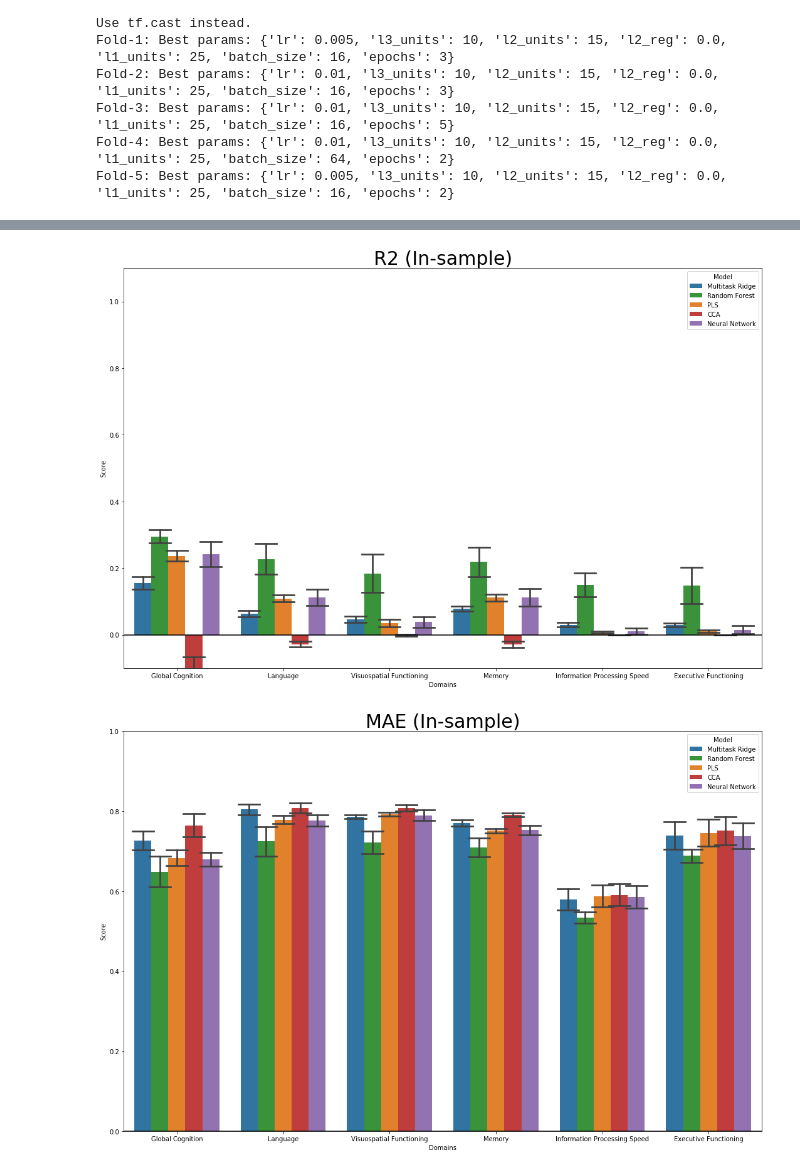
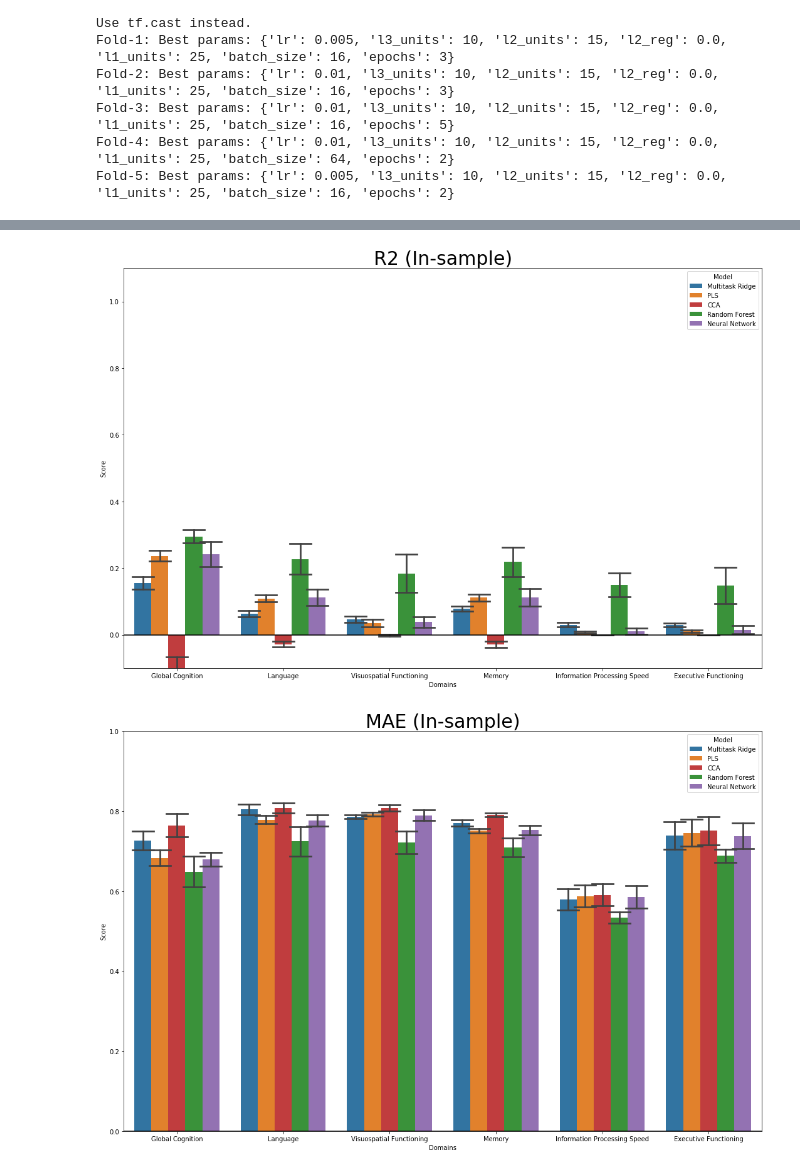
Before and after one commit to hasnainmamdani/stroke-impairment-analysis, a Jupyter notebook: pca-100-multi-output-regression.ipynb, the cells around one changed output, grey strips where cells are left out. Cells and saved outputs as stored; diff of their text form; code cells hidden in the pictures.

```diff
--- a/pca-100-multi-output-regression.ipynb
+++ b/pca-100-multi-output-regression.ipynb
@@ -262,8 +265,8 @@ scores_all_models = pd.concat([scores_mr, scores_pls, scores_cca, scores_rf, sco
 # %%
 # persist/load results
 #scores_all_models.to_hdf('../data/results_pca_100_multioutput.h5', key='p', mode='w')
-#scores_all_models = pd.read_hdf('../data/results_pca_100_multioutput.h5', key='p', mode='r')
+scores_all_models = pd.read_hdf('../data/results_pca_100_multioutput.h5', key='p', mode='r')
 # %%
 # Plot results
-regression_common.plot_all_scores(scores_all_models)
+regression_common.plot_all_scores(scores_all_models, hue_order=['Multitask Ridge', 'PLS', 'CCA', 'Random Forest', 'Neural Network'])
 # %% [output]
@@ -273,2 +276,2 @@ regression_common.plot_all_scores(scores_all_models)
-[figure, old version]
+[figure, new version]
-[figure, old version]
+[figure, new version]
```
Also changed, not shown: parts of 2 cells of this notebook, 4 other files.
